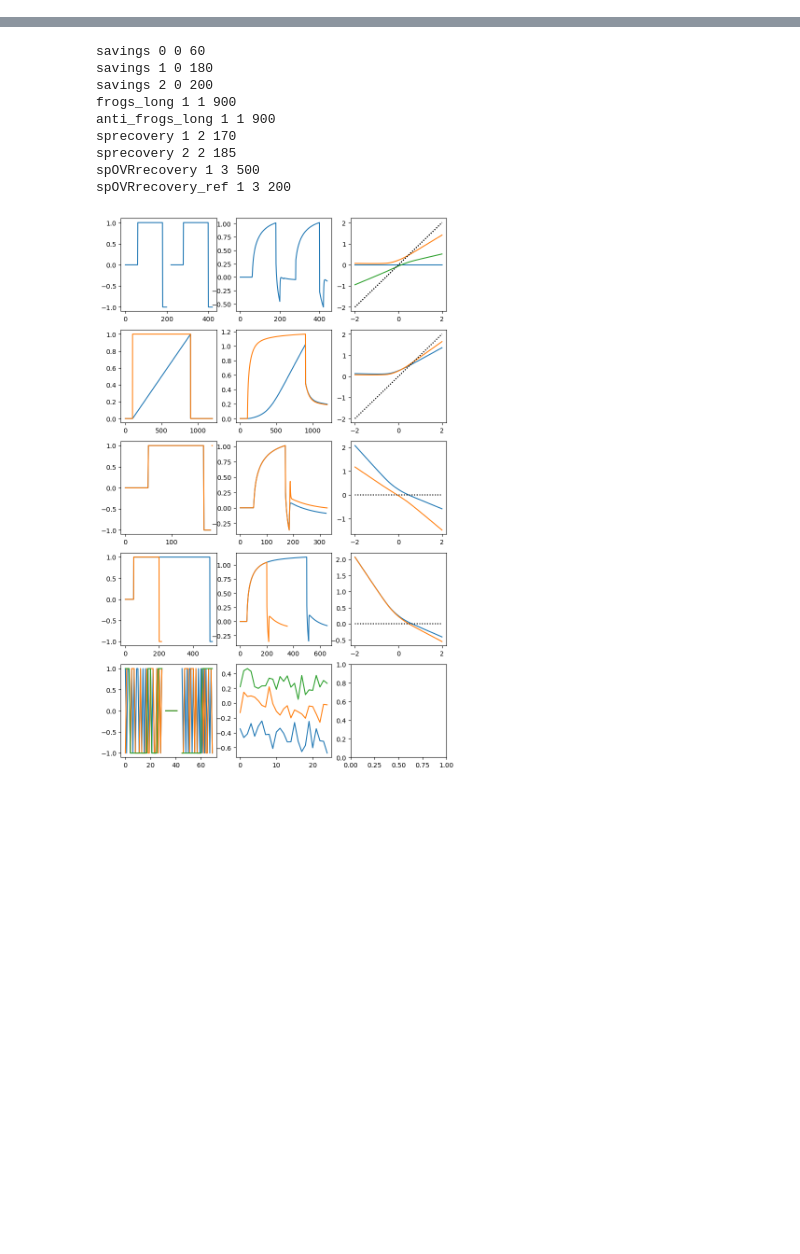
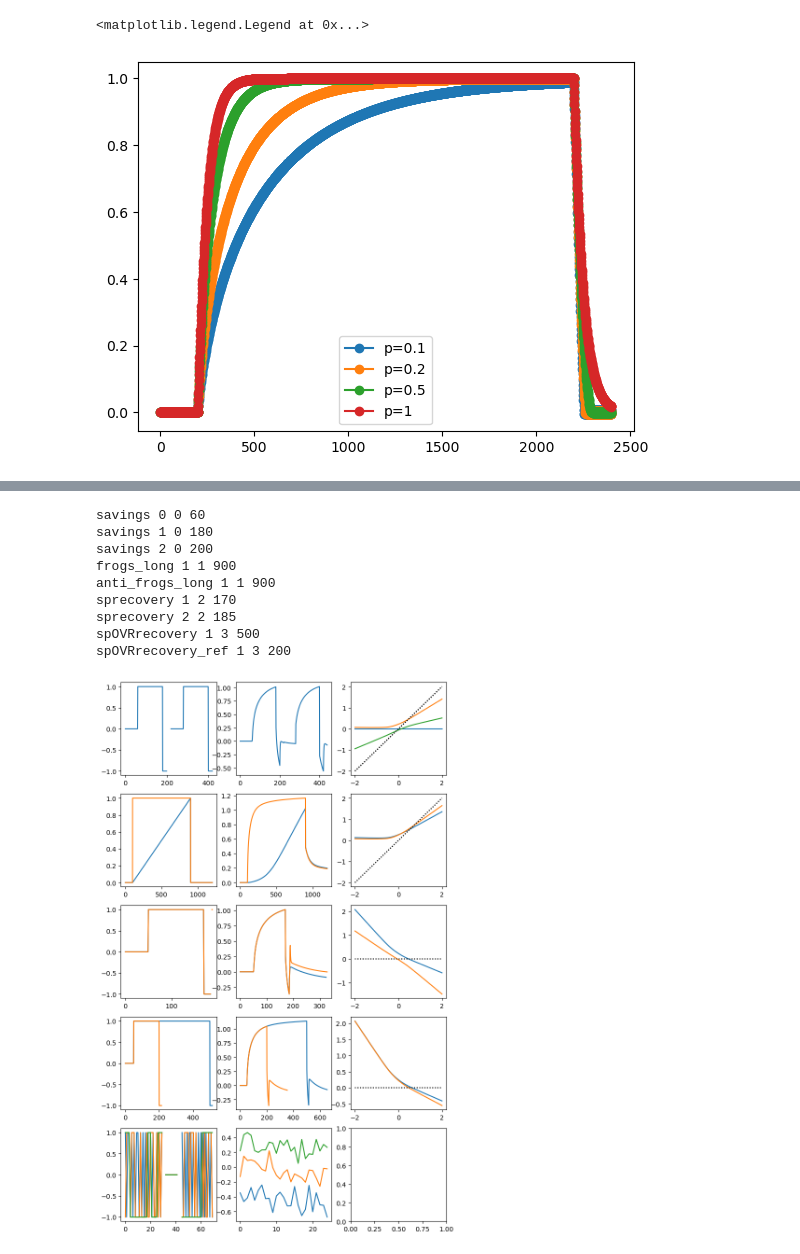
Before and after one commit to sashkarivkind/contextual_frogs, a Jupyter notebook: experimental/nld_104.ipynb, the cells around one changed output, grey strips where cells are left out. Saved outputs shown, nothing was run; the diff lists cells and outputs as text; code cells hidden in the pictures; blank space fills up the shorter version.

```diff
--- a/experimental/nld_104.ipynb
+++ b/experimental/nld_104.ipynb
@@ -386,0 +416,16 @@ def do_plots_spec(results,playlist,plot_spec, default_plot_spec=None):
+# %%
+signal = np.concatenate([np.zeros(200),
+                    np.ones(2000),
+                    -0*np.ones(200),
+                  ])
+for p in [0.1, 0.2, 0.5, 1]:
+  aux_singlerate_model = SingleRateFlexModel(1-1/50,1/50,c=p,d=p)
+  aux_singlerate_model.reset_state()
+  y = []
+  for j in range(len(signal)):
+      y.append(aux_singlerate_model.step(signal[j]))
+  plt.plot(y,'-o', label = f'p={p}')
+plt.legend()
+# %% [output]
+<matplotlib.legend.Legend at 0x...>
+[figure, added]
```
Also changed, not shown: parts of 9 cells of this notebook, 14 other files.
